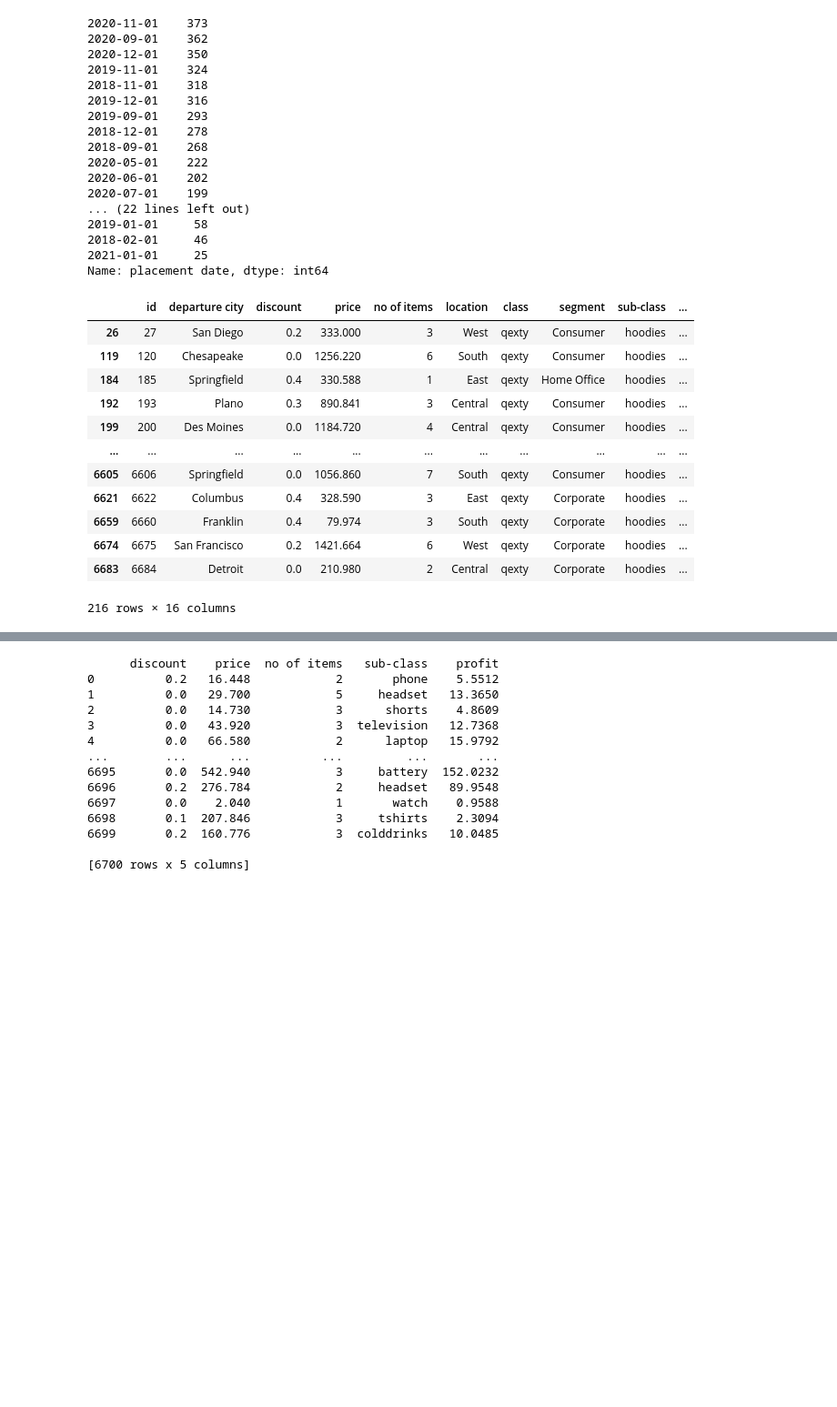
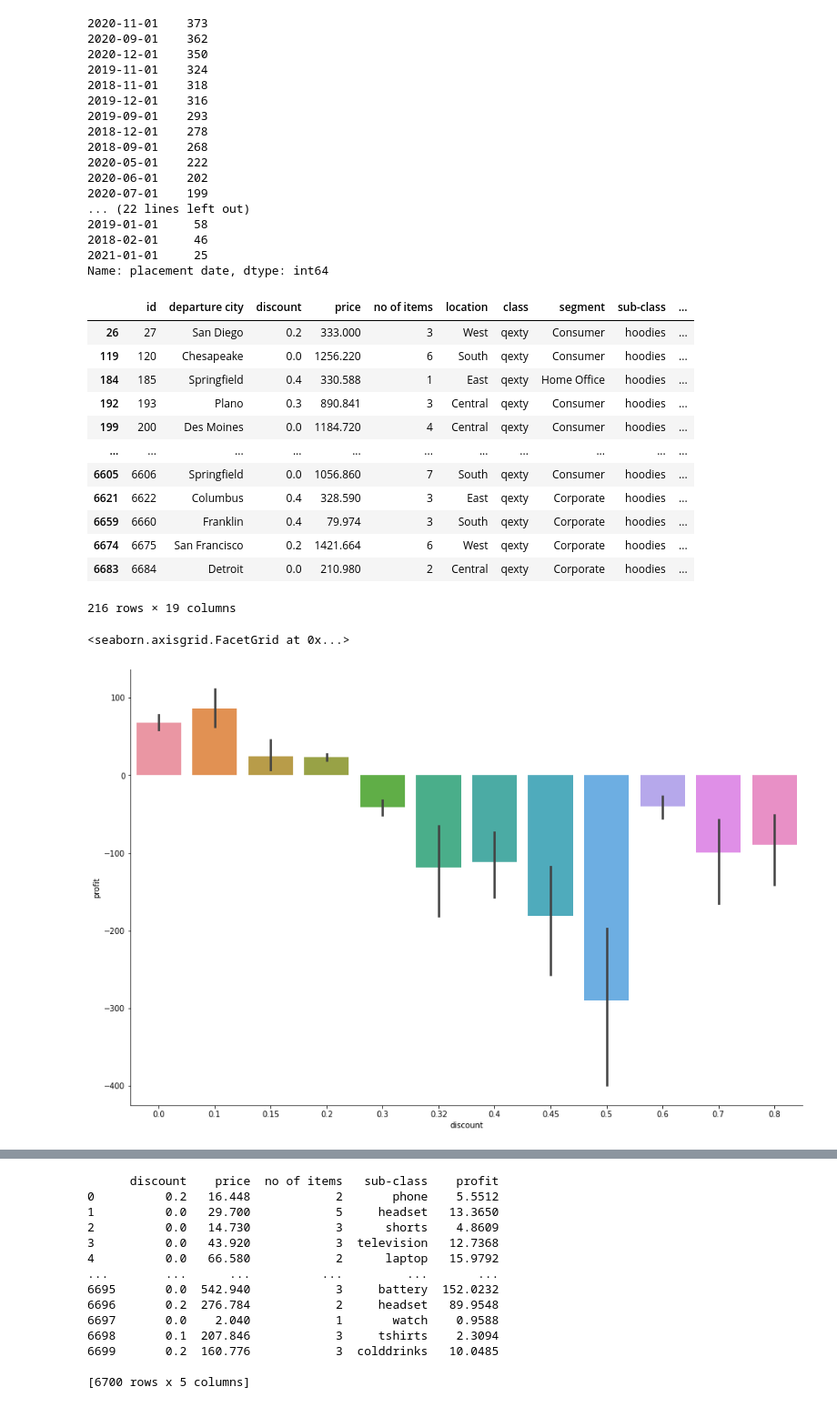
Before and after one commit to Shubham-Sahoo/kdag, a Jupyter notebook: kdag.ipynb, the cells around one changed output, grey strips where cells are left out. Shown at 91% size. Saved outputs shown, nothing was run; the diff lists cells and outputs as text; code cells hidden in the pictures; blank space fills up the shorter version.

```diff
--- a/kdag.ipynb
+++ b/kdag.ipynb
@@ -261,8 +259,8 @@ df['placement date'].value_counts()
 2021-01-01     25
 Name: placement date, dtype: int64
 # %%
-d_show = df.loc[df['sub-class']=="hoodies"]
-d_show
+d_hoodie = df.loc[df['sub-class']=="hoodies"]
+d_hoodie
 # %% [output]
 |  | id | departure city | discount | price | no of items | location | class | segment | sub-class | ... |
 | 26 | 27 | San Diego | 0.2 | 333.000 | 3 | West | qexty | Consumer | hoodies | ... |
@@ -276,4 +274,4 @@ d_show
 | 6659 | 6660 | Franklin | 0.4 | 79.974 | 3 | South | qexty | Corporate | hoodies | ... |
 | 6674 | 6675 | San Francisco | 0.2 | 1421.664 | 6 | West | qexty | Corporate | hoodies | ... |
 | 6683 | 6684 | Detroit | 0.0 | 210.980 | 2 | Central | qexty | Corporate | hoodies | ... |
-216 rows × 16 columns
+216 rows × 19 columns
@@ -279,0 +282,5 @@ d_show
+# %%
+sns.catplot(y="profit", x="discount", kind="bar", data=df,height=8.27, aspect=12.7/8.27)
+# %% [output]
+<seaborn.axisgrid.FacetGrid at 0x...>
+[figure, added]
```
Also changed, not shown: parts of 20 cells of this notebook, 1 other file.
